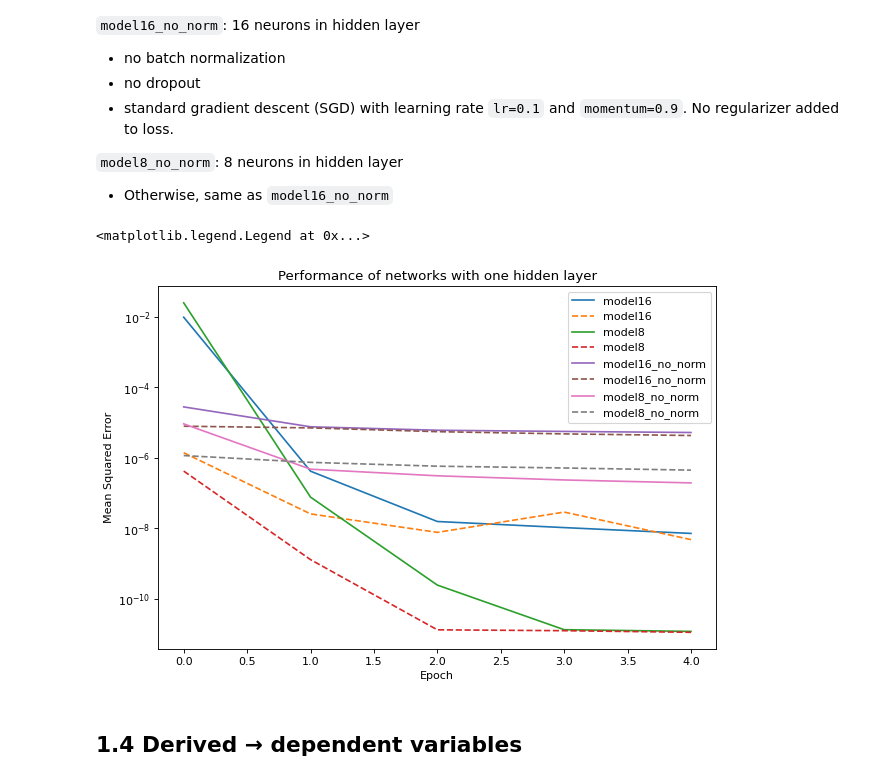
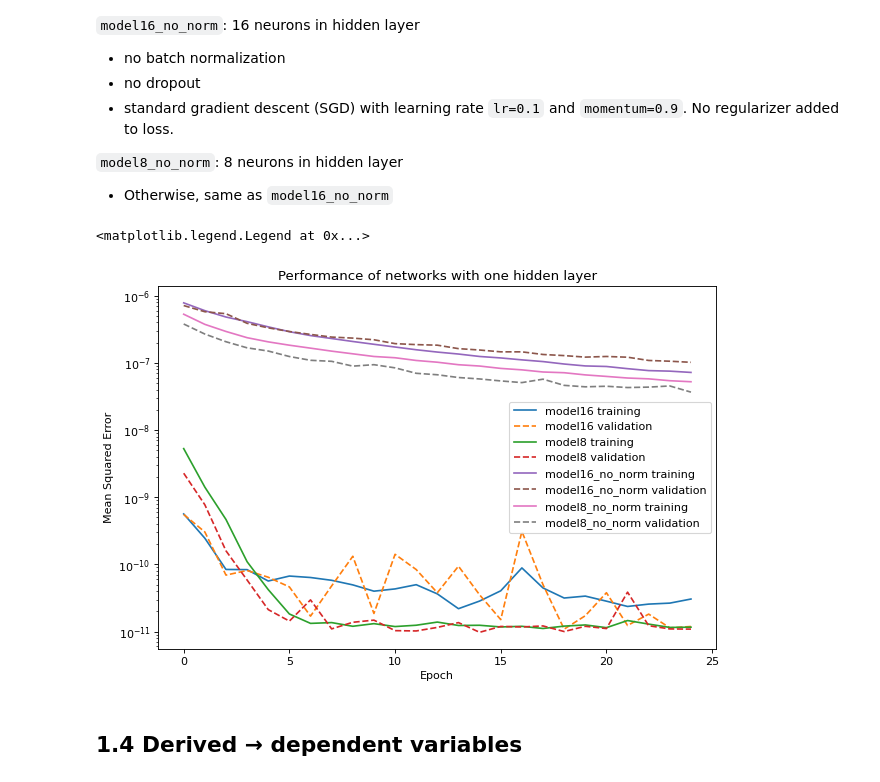
Before and after one commit to vtd9/solar_regression, a Jupyter notebook: hw2.ipynb, the cells around one changed output. Saved outputs shown, nothing was run; the diff lists cells and outputs as text; code cells hidden in the pictures.

```diff
--- a/hw2.ipynb
+++ b/hw2.ipynb
@@ -231,7 +227,7 @@ Create a model to relate the independent variables to the dependent variable.
 mse = nn.MSELoss(reduction='mean') # default reduction
 
 # Create container to store models, optimizers, & results in
-models = []
+models = {}
 # %% [markdown]
 ### 1.3.1 1 hidden layer
 
@@ -283,25 +275,27 @@ models.append({
 # %%
-for _ in models:
-    model = _['model']
-    opt = _['opt']
-    _['result'] = train_epochs(train_loader_indep, valid_loader_indep, model,
-        loss_fun=mse, optimizer=opt, epochs=5)
+epochs = 25
+for key, value in models.items():
+    model = value['model']
+    opt = value['opt']
+    models[key]['result'] = train_epochs(
+        train_loader_indep, valid_loader_indep, model,
+        loss_fun=mse, optimizer=opt, epochs=epochs)
 # %%
-for m in models:
+for key, value in models.items():
     # Plot training performance
-    plt.plot(np.arange(m['result'][0].shape[0]),
-        m['result'][0], label=m['name'])
+    plt.plot(np.arange(epochs),
+        value['result'][0], label=key + ' training')
 
     # Plot validation performance
-    plt.plot(np.arange(m['result'][1].shape[0]),
-        m['result'][1], '--', label=m['name'])
+    plt.plot(np.arange(epochs),
+        value['result'][1], '--', label=key + ' validation')
 plt.title('Performance of networks with one hidden layer')
 plt.yscale('log')
 plt.xlabel('Epoch')
 plt.ylabel('Mean Squared Error')
 plt.legend()
 # %% [output]
 <matplotlib.legend.Legend at 0x...>
-[figure, old version]
+[figure, new version]
 # %% [markdown]
 ## 1.4 Derived &rarr; dependent variables
```
Also changed, not shown: parts of 14 cells of this notebook.
